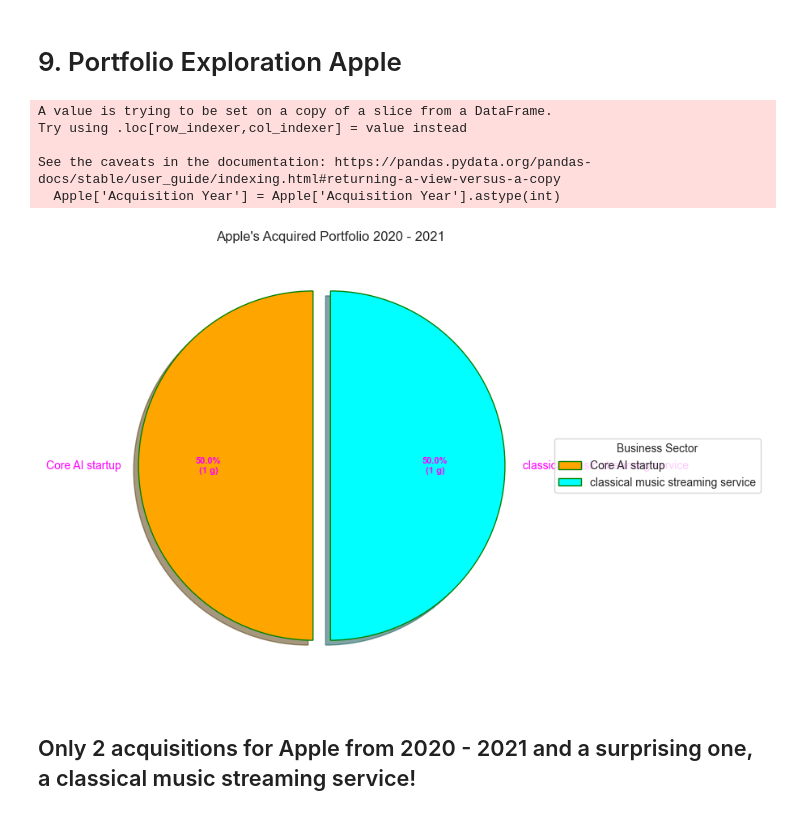
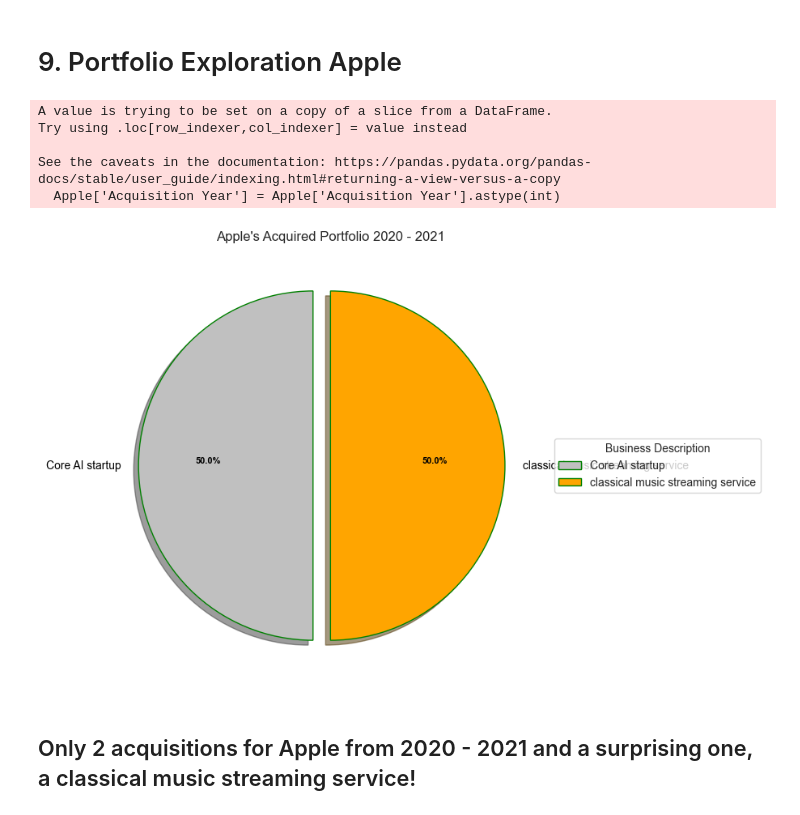
Before and after one commit to build-summer-2024/async-orange-Roberto_Echeverria-final-project, a Jupyter notebook: Data_Exploration.ipynb, the cells around one changed output. Drawn from its saved outputs; the diff is of its cells as text; code cells hidden in the pictures.

Commit message:
FIXED SOME GRAPHS

```diff
--- a/Data_Exploration.ipynb
+++ b/Data_Exploration.ipynb
@@ -384,7 +384,7 @@ wp = {'linewidth': 1, 'edgecolor': "green"}
 
 def func(pct, allvalues):
     absolute = int(pct / 100.*np.sum(allvalues))
-    return "{:.1f}%\n({:d} g)".format(pct, absolute)
+    return "{:.1f}%\n".format(pct, absolute)
 
 
 # Creating plot
@@ -397,11 +397,11 @@ wedges, texts, autotexts = ax.pie(data,
                                   colors=colors,
                                   startangle=90,
                                   wedgeprops=wp,
-                                  textprops=dict(color="magenta"))
+                                  textprops=dict(color="black"))
 
 # Adding legend
 ax.legend(wedges, sector,
-          title="Business Sector",
+          title="Business Description",
           loc="center left",
           bbox_to_anchor=(1, 0, 0.5, 1))
 
@@ -455,7 +455,7 @@ wp = {'linewidth': 1, 'edgecolor': "green"}
 
 def func(pct, allvalues):
     absolute = int(pct / 100.*np.sum(allvalues))
-    return "{:.1f}%\n({:d} g)".format(pct, absolute)
+    return "{:.1f}%\n".format(pct, absolute)
 
 
 # Creating plot
@@ -468,11 +468,11 @@ wedges, texts, autotexts = ax.pie(data,
                                   colors=colors,
                                   startangle=90,
                                   wedgeprops=wp,
-                                  textprops=dict(color="magenta"))
+                                  textprops=dict(color="black"))
 
 # Adding legend
 ax.legend(wedges, sector,
-          title="Business Sector",
+          title="Business Description",
           loc="center left",
           bbox_to_anchor=(1, 0, 0.5, 1))
 
@@ -515,7 +515,7 @@ data = abusin
 explode = (0.1, 0.0)
 
 # Creating color parameters
-colors = ("orange", "cyan")
+colors = ("silver", "orange")
 
 # Wedge properties
 wp = {'linewidth': 1, 'edgecolor': "green"}
@@ -525,39 +525,39 @@ wp = {'linewidth': 1, 'edgecolor': "green"}
 
 def func(pct, allvalues):
     absolute = int(pct / 100.*np.sum(allvalues))
-    return "{:.1f}%\n({:d} g)".format(pct, absolute)
+    return "{:.1f}%\n".format(pct, absolute)
 
 
 # Creating plot
 fig, ax = plt.subplots(figsize=(10, 7))
 wedges, texts, autotexts = ax.pie(data,
                                   autopct=lambda pct: func(pct, data),
                                   explode=explode,
                                   labels=sector,
                                   shadow=True,
                                   colors=colors,
                                   startangle=90,
                                   wedgeprops=wp,
-                                  textprops=dict(color="magenta"))
+                                  textprops=dict(color="black"))
 
 # Adding legend
 ax.legend(wedges, sector,
-          title="Business Sector",
+          title="Business Description",
           loc="center left",
           bbox_to_anchor=(1, 0, 0.5, 1))
 
 plt.setp(autotexts, size=8, weight="bold")
 ax.set_title("Apple's Acquired Portfolio 2020 - 2021")
 
 # show plot
 plt.show()
 # %% [output]
 A value is trying to be set on a copy of a slice from a DataFrame.
 Try using .loc[row_indexer,col_indexer] = value instead
 
 See the caveats in the documentation: https://pandas.pydata.org/pandas-docs/stable/user_guide/indexing.html#returning-a-view-versus-a-copy
   Apple['Acquisition Year'] = Apple['Acquisition Year'].astype(int)
-[figure, old version]
+[figure, new version]
 # %% [markdown]
 ## Only 2 acquisitions for Apple from 2020 - 2021 and a surprising one, a classical music streaming service!
 # %% [markdown]
```
Also changed, not shown: parts of 6 cells of this notebook, 4 other files.
